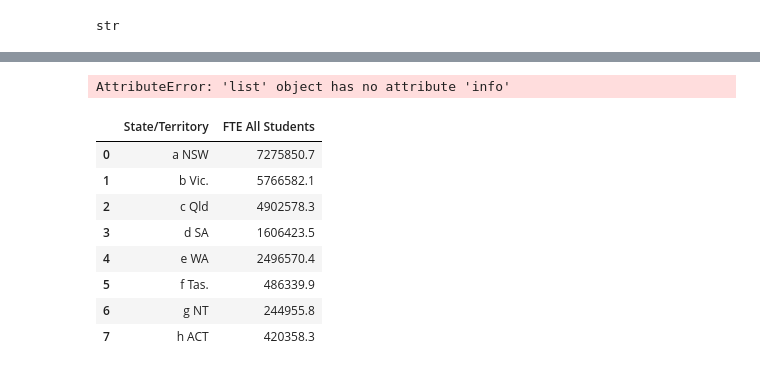
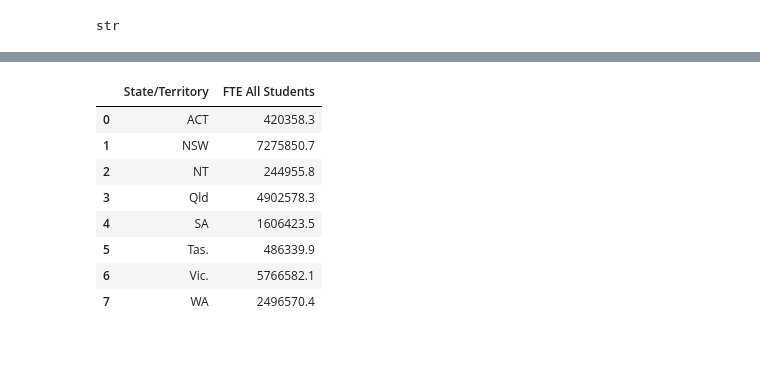
Before and after one commit to Jasjeet2021/Project-1, a Jupyter notebook: code.ipynb, the cells around one changed output, grey strips where cells are left out. Saved outputs shown, nothing was run; the diff lists cells and outputs as text; code cells hidden in the pictures.

```diff
--- a/code.ipynb
+++ b/code.ipynb
@@ -264,7 +216,5 @@ data_file1_df
 # %%
-split_columns_data_file1_df
+# split_columns_data_file1_df
-# %% [output]
-AttributeError: 'list' object has no attribute 'info'
 # %%
 # Last_five_years_data_df = data_file1_df.loc[(data_file1_df["Year"] == 2015) |(data_file1_df["Year"] == 2016) |(data_file1_df["Year"] == 2017) | (data_file1_df["Year"] == 2018) | (data_file1_df["Year"] == "2019") | (data_file1_df["Year"] == "2020")]
 # Last_five_years_data_df
@@ -274,15 +224,16 @@ AttributeError: 'list' object has no attribute 'info'
 # %%
 Group_by_last_five_years = Last_five_years_data_df.groupby(['State/Territory'])
 Group_by_last_five_years.count().head(10)
 x = Group_by_last_five_years['FTE All Students '].sum()
-x.reset_index()
+u = x.reset_index()
+u
 # %% [output]
 |  | State/Territory | FTE All Students |
-| 0 | a NSW | 7275850.7 |
-| 1 | b Vic. | 5766582.1 |
-| 2 | c Qld | 4902578.3 |
-| 3 | d SA | 1606423.5 |
-| 4 | e WA | 2496570.4 |
-| 5 | f Tas. | 486339.9 |
-| 6 | g NT | 244955.8 |
-| 7 | h ACT | 420358.3 |
+| 0 | ACT | 420358.3 |
+| 1 | NSW | 7275850.7 |
+| 2 | NT | 244955.8 |
+| 3 | Qld | 4902578.3 |
+| 4 | SA | 1606423.5 |
+| 5 | Tas. | 486339.9 |
+| 6 | Vic. | 5766582.1 |
+| 7 | WA | 2496570.4 |
```
Also changed, not shown: parts of 40 cells of this notebook, 1 other file.
